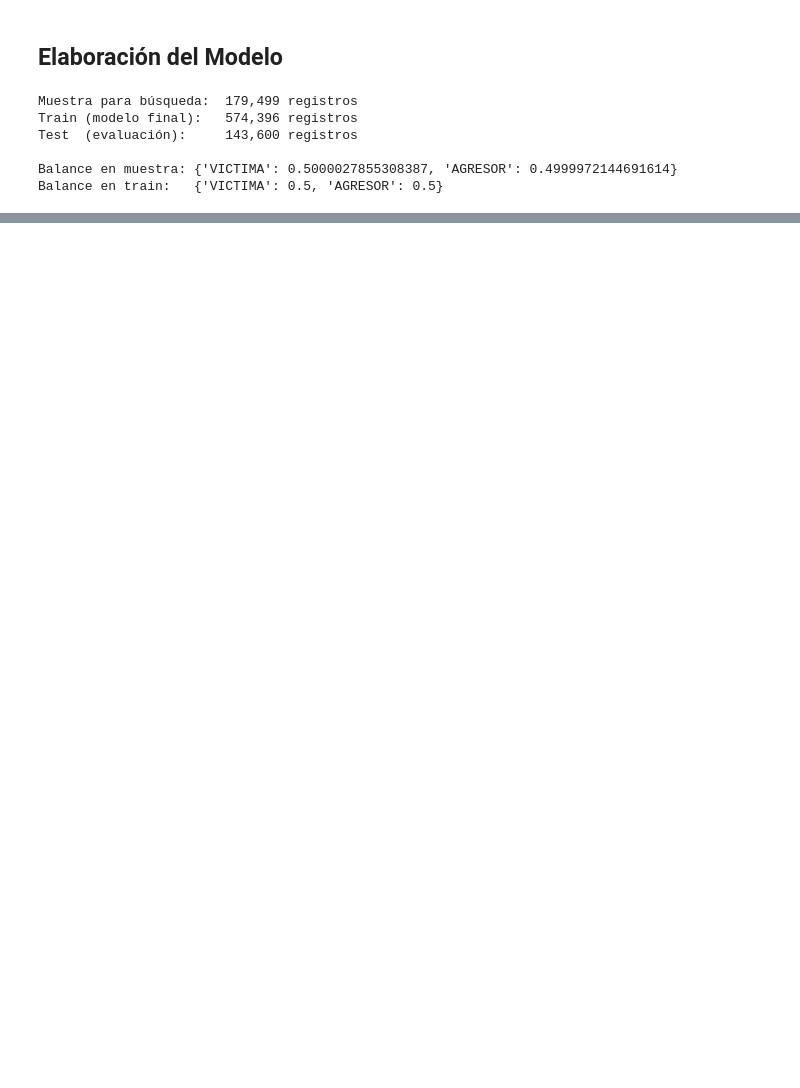
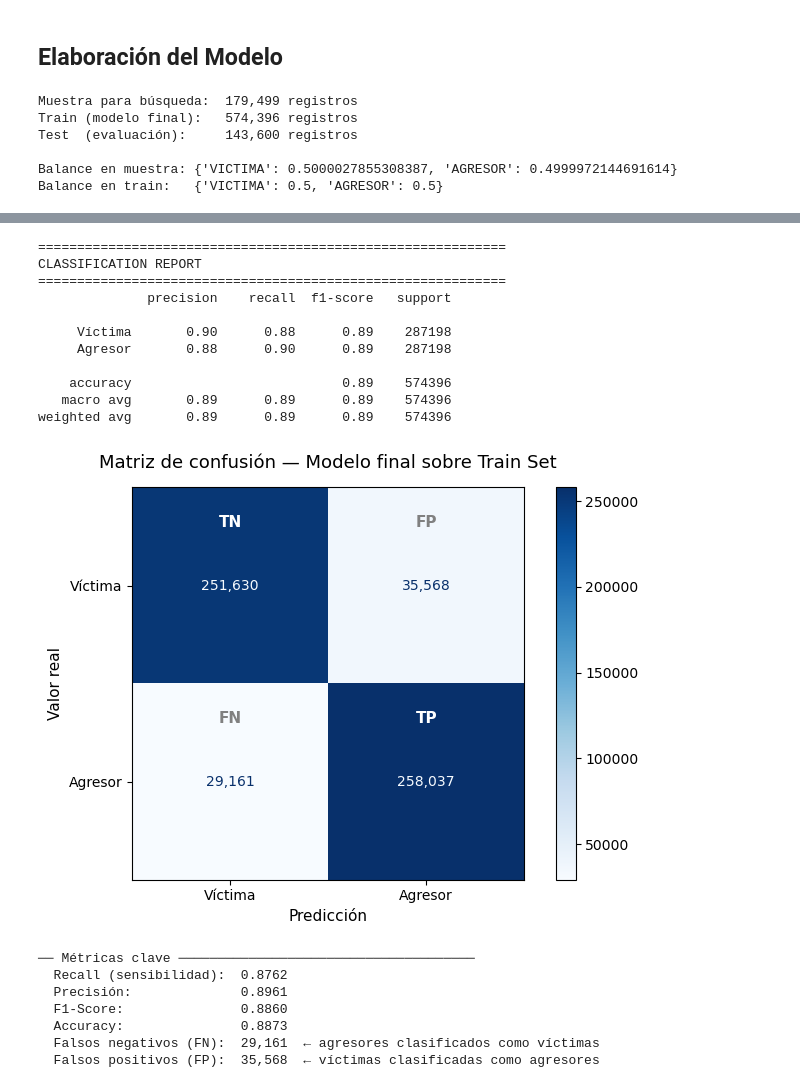
Before and after one commit to Ari-Castellanos/Proyecto2_MD, a Jupyter notebook: LogisticRegression_MD_Project2.ipynb, the cells around one changed output, grey strips where cells are left out. Drawn from its saved outputs; the diff is of its cells as text; code cells hidden in the pictures; blank space fills up the shorter version.

Commit message:
Actualización Modelo de Regresión Logística

```diff
--- a/LogisticRegression_MD_Project2.ipynb
+++ b/LogisticRegression_MD_Project2.ipynb
@@ -15,7 +16,7 @@ from sklearn.metrics import accuracy_score, recall_score, precision_score, f1_sc
 # %% [markdown]
 **Parámetros**
 # %%
-base_de_datos = 'DB_LIMPIA (1).csv'
+base_de_datos = 'DB_LIMPIA.csv'
 # %% [markdown]
 ## Preprocesamiento
 # %%
@@ -174 +176,74 @@ LogisticRegression(C=np.float64(3.746401188473625), class_weight='balanced',
+# %%
+# ── 6.a Predicciones sobre el train set ────────────────────────────────────────
+y_pred_train = best_model.predict(X_train)
+
+# ── 7.a Classification Report ──────────────────────────────────────────────────
+print("=" * 60)
+print("CLASSIFICATION REPORT")
+print("=" * 60)
+print(classification_report(y_train, y_pred_train, target_names=['Víctima', 'Agresor']))
+
+# ── 8.a Matriz de confusión ────────────────────────────────────────────────────
+cm_train = confusion_matrix(y_train, y_pred_train)
+
+fig, ax = plt.subplots(figsize=(7, 5))
+
+disp = ConfusionMatrixDisplay(
+    confusion_matrix=cm_train,
+    display_labels=['Víctima', 'Agresor']
+)
+disp.plot(ax=ax, cmap='Blues', values_format=',.0f')
+
+# Anotaciones de TP / TN / FP / FN
+labels = [
+    ('TN', 0, 0), ('FP', 0, 1),
+    ('FN', 1, 0), ('TP', 1, 1)
+]
+for name, row, col in labels:
+    ax.text(
+        col, row - 0.32,
+        name,
+        ha='center', va='center',
+        fontsize=11, fontweight='bold',
+        color='white' if name in ('TP', 'TN') else 'gray'
+    )
+
+ax.set_title('Matriz de confusión — Modelo final sobre Train Set', fontsize=13, pad=14)
+ax.set_xlabel('Predicción', fontsize=11)
+ax.set_ylabel('Valor real', fontsize=11)
+
+plt.tight_layout()
+plt.savefig('confusion_matrix_train.png', dpi=150, bbox_inches='tight')
+plt.show()
+
+# ── 9.a Métricas clave resumidas ───────────────────────────────────────────────
+tn, fp, fn, tp = cm_train.ravel()
+
+print("\n── Métricas clave ──────────────────────────────────────")
+print(f"  Recall (sensibilidad):  {recall_score(y_train, y_pred_train, pos_label='AGRESOR'):.4f}")
+print(f"  Precisión:              {precision_score(y_train, y_pred_train, pos_label='AGRESOR'):.4f}")
+print(f"  F1-Score:               {f1_score(y_train, y_pred_train, pos_label='AGRESOR'):.4f}")
+print(f"  Accuracy:               {accuracy_score(y_train, y_pred_train):.4f}")
+print(f"  Falsos negativos (FN):  {fn:,}  ← agresores clasificados como víctimas")
+print(f"  Falsos positivos (FP):  {fp:,}  ← víctimas clasificadas como agresores")
+# %% [output]
+============================================================
+CLASSIFICATION REPORT
+============================================================
+              precision    recall  f1-score   support
+
+     Víctima       0.90      0.88      0.89    287198
+     Agresor       0.88      0.90      0.89    287198
+
+    accuracy                           0.89    574396
+   macro avg       0.89      0.89      0.89    574396
+weighted avg       0.89      0.89      0.89    574396
+[figure, added]
+── Métricas clave ──────────────────────────────────────
+  Recall (sensibilidad):  0.8762
+  Precisión:              0.8961
+  F1-Score:               0.8860
+  Accuracy:               0.8873
+  Falsos negativos (FN):  29,161  ← agresores clasificados como víctimas
+  Falsos positivos (FP):  35,568  ← víctimas clasificadas como agresores
 # %%
```
Also changed, not shown: parts of 5 cells of this notebook, 3 other files.
